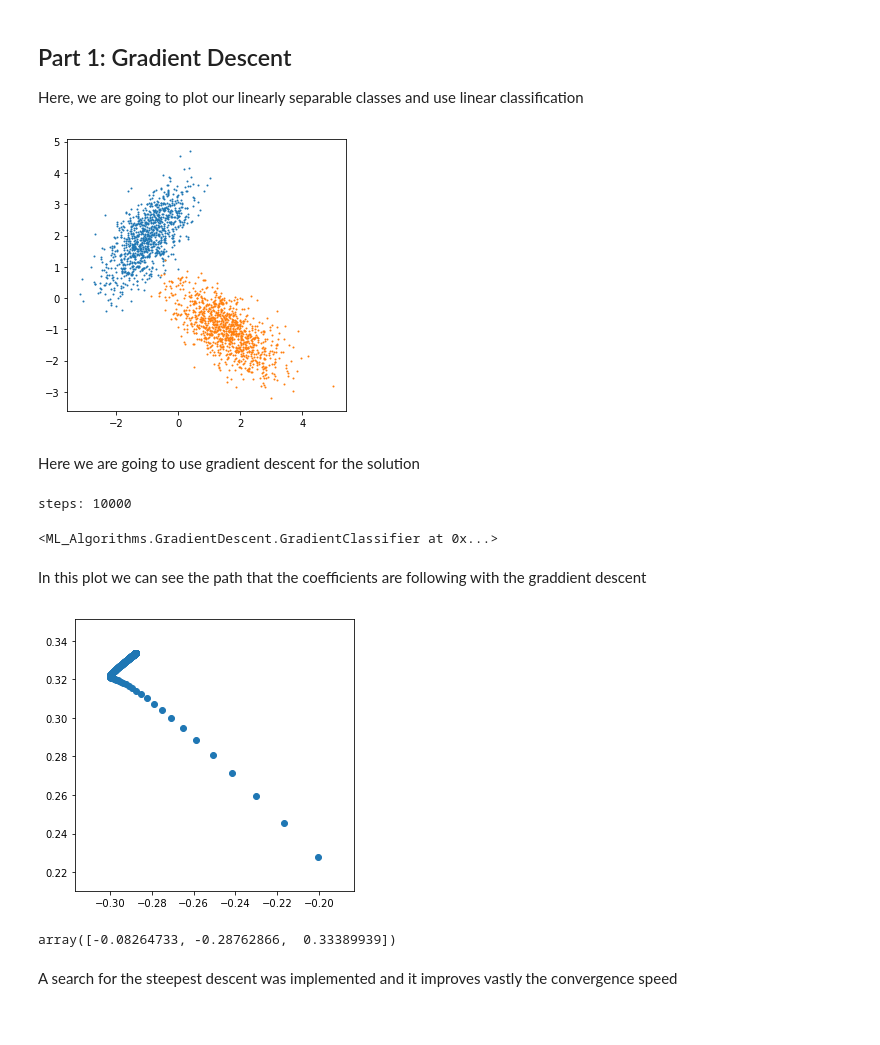
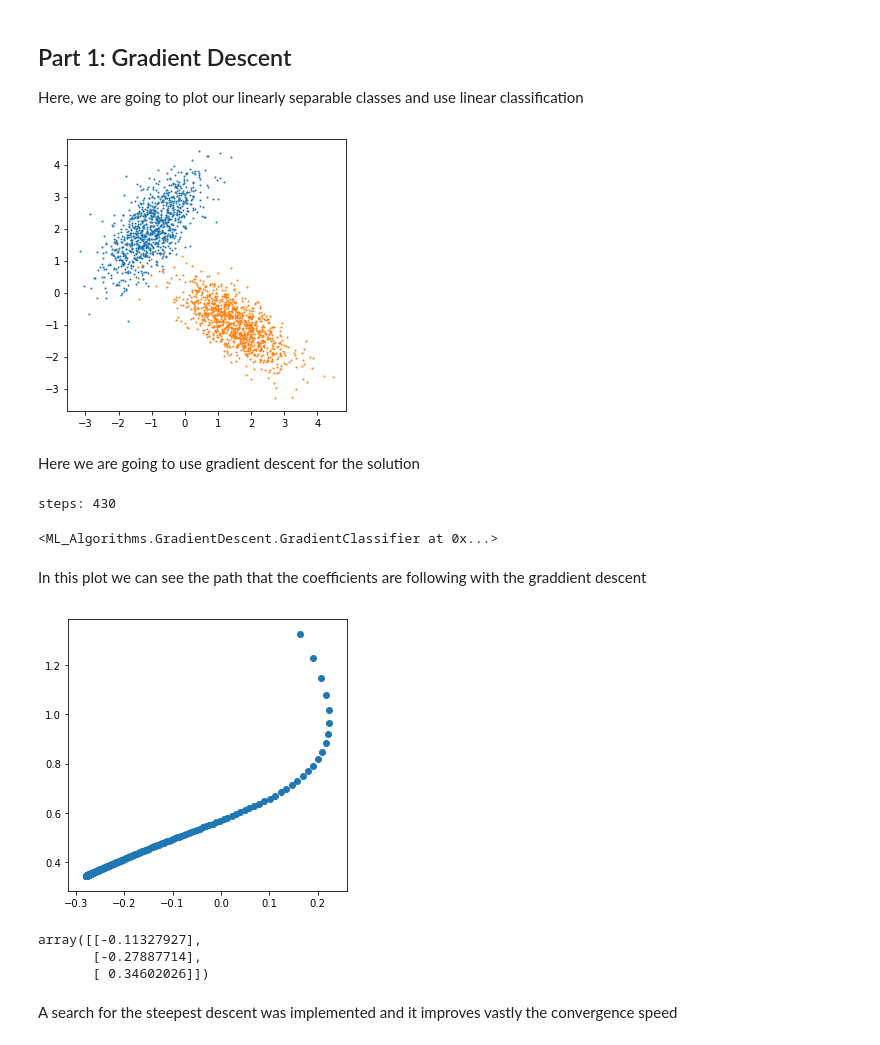
Before and after one commit to joseluisvaz/machine_learning_itesm, a Jupyter notebook: Machine Learning - Homework 2.ipynb, the cells around one changed output. Drawn from its saved outputs; the diff is of its cells as text; code cells hidden in the pictures.

Commit message:
notebook added and finished golden descent, new fixes to random initialization of parameters

```diff
--- a/Machine Learning - Homework 2.ipynb
+++ b/Machine Learning - Homework 2.ipynb
@@ -21,29 +21,30 @@ Here, we are going to plot our linearly separable classes and use linear classif
 # %%
 std = [[0.5, 0.4], [0.4,0.7]]
 std2 = [[0.7, -0.4], [-0.4,0.5]]
 c1 = np.random.multivariate_normal([-1, 2], std, 1000);
 c2 = np.random.multivariate_normal([1.5, -1], std2, 1000);
 X = np.concatenate([c1,c2])
 
 labels = np.ones(1000)
 labels2 = -1 * np.ones(1000)
 Y = np.concatenate([labels, labels2])
+Y = Y.reshape((Y.shape[0], 1))
 
 plt.scatter(c1[:,0], c1[:,1], s=1)
 plt.scatter(c2[:,0], c2[:,1], s=1)
 plt.show()
 # %% [output]
-[figure, old version]
+[figure, new version]
 # %% [markdown]
 Here we are going to use gradient descent for the solution
 # %%
 #Creating a classifier
-
+np.random.seed(5)
 clf = gd.GradientClassifier()
 clf.fit(X, Y, step_type="fixed", reg=0,
         print_val=True, step_size=0.00001, max_iter=10000, tresh = 0.00001)
 # %% [output]
-steps: 10000
+steps: 430
 <ML_Algorithms.GradientDescent.GradientClassifier at 0x...>
 # %% [markdown]
 In this plot we can see the path that the coefficients are following with the graddient descent
@@ -52,8 +53,10 @@ plt.scatter(clf.list_coef[6:,1], clf.list_coef[6:,2])
 plt.show()
 clf.coef
 # %% [output]
-[figure, old version]
+[figure, new version]
-array([-0.08264733, -0.28762866,  0.33389939])
+array([[-0.11327927],
+       [-0.27887714],
+       [ 0.34602026]])
 # %% [markdown]
 A search for the steepest  descent was implemented and it improves vastly the convergence speed
 # %%
```
Also changed, not shown: parts of 4 cells of this notebook, 2 other files.
